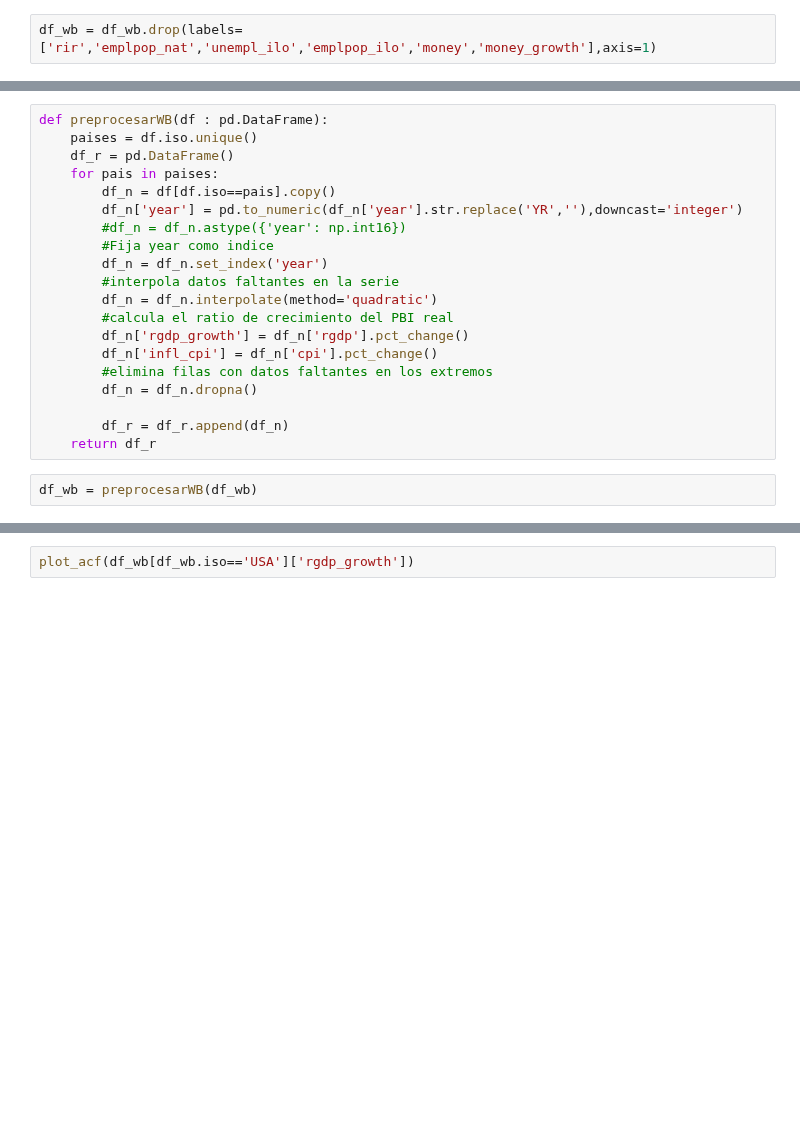
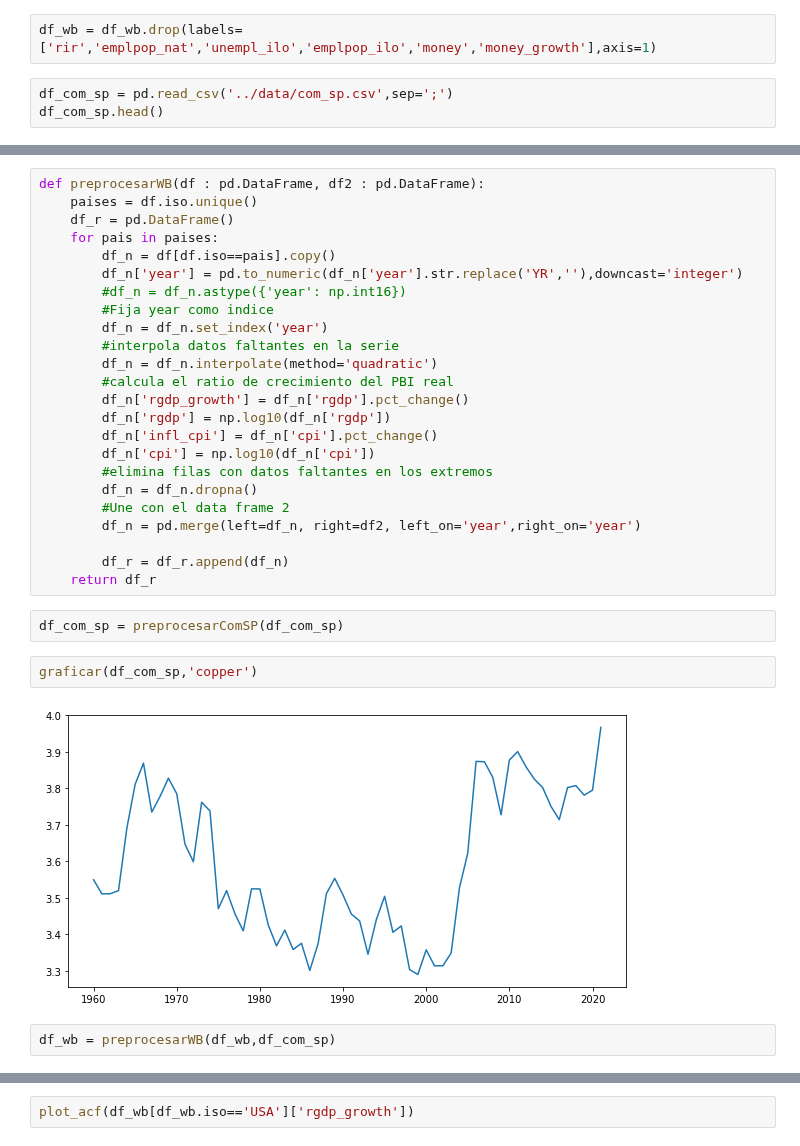
Before and after one commit to valegrei/gdp-growth-forecast, a Jupyter notebook: gdp_growth_forecasting/analysis/data_analysis.ipynb, the cells around one changed output, grey strips where cells are left out. Saved outputs shown, nothing was run; the diff lists cells and outputs as text; blank space fills up the shorter version.

```diff
--- a/gdp_growth_forecasting/analysis/data_analysis.ipynb
+++ b/gdp_growth_forecasting/analysis/data_analysis.ipynb
@@ -154,2 +186,5 @@ df_wb = df_wb.rename(columns=names)
 # %%
 df_wb = df_wb.drop(labels=['rir','emplpop_nat','unempl_ilo','emplpop_ilo','money','money_growth'],axis=1)
+# %%
+df_com_sp = pd.read_csv('../data/com_sp.csv',sep=';')
+df_com_sp.head()
@@ -156,5 +224,5 @@ df_wb = df_wb.drop(labels=['rir','emplpop_nat','unempl_ilo','emplpop_ilo','money
 # %%
-def preprocesarWB(df : pd.DataFrame):
+def preprocesarWB(df : pd.DataFrame, df2 : pd.DataFrame):
     paises = df.iso.unique()
     df_r = pd.DataFrame()
     for pais in paises:
@@ -167,14 +235,24 @@ def preprocesarWB(df : pd.DataFrame):
         df_n = df_n.interpolate(method='quadratic')
         #calcula el ratio de crecimiento del PBI real
         df_n['rgdp_growth'] = df_n['rgdp'].pct_change()
+        df_n['rgdp'] = np.log10(df_n['rgdp'])
         df_n['infl_cpi'] = df_n['cpi'].pct_change()
+        df_n['cpi'] = np.log10(df_n['cpi'])
         #elimina filas con datos faltantes en los extremos
         df_n = df_n.dropna()
+        #Une con el data frame 2
+        df_n = pd.merge(left=df_n, right=df2, left_on='year',right_on='year')
 
         df_r = df_r.append(df_n)
     return df_r
+# %%
+df_com_sp = preprocesarComSP(df_com_sp)
+# %%
+graficar(df_com_sp,'copper')
+# %% [output]
+[figure, added]
 # %%
-df_wb = preprocesarWB(df_wb)
+df_wb = preprocesarWB(df_wb,df_com_sp)
 # %%
 df_wb.info()
 # %% [output]
```
Also changed, not shown: parts of 12 cells of this notebook, 3 other files.
